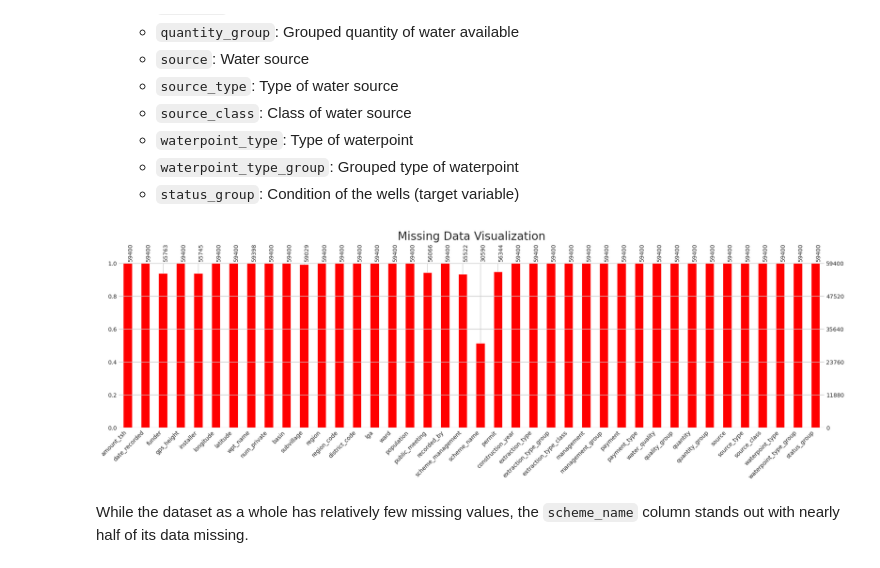
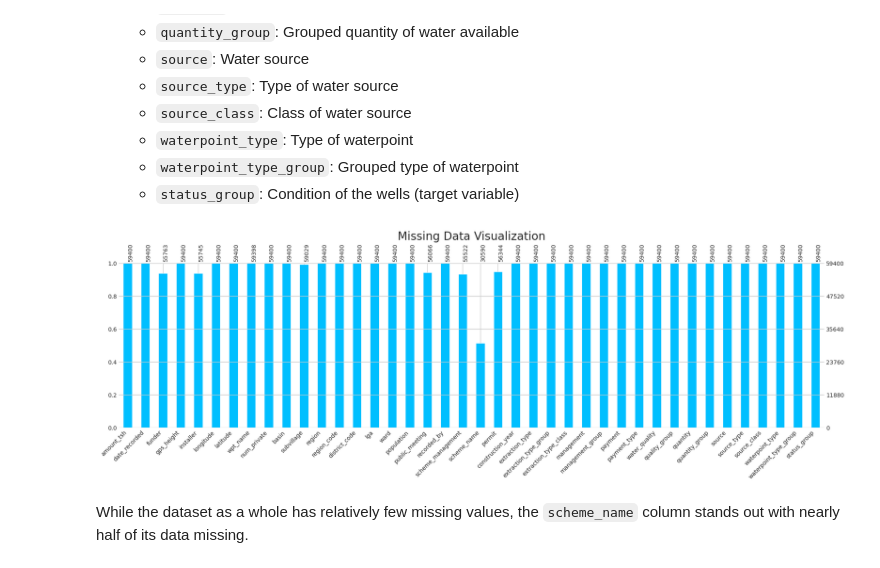
Before and after one commit to Josphatkimani/Tanzania_Water_Wells-Prediction, a Jupyter notebook: wells.ipynb, the cells around one changed output. Cells and saved outputs as stored; diff of their text form; code cells hidden in the pictures.

```diff
--- a/wells.ipynb
+++ b/wells.ipynb
@@ -178,13 +178,14 @@ The dataset contains 40 columns and 59,400 records. Here's a breakdown of the co
 # %%
 
 
 # Visualize missing data in the DataFrame
-msno.bar(data, figsize=(20, 5), fontsize=10, color='red')
+
+msno.bar(data, figsize=(20, 5), fontsize=10, color='deepskyblue')  # Changing color to ocean blue
 plt.title("Missing Data Visualization")
 plt.xticks(rotation=90, fontsize=10)
 plt.show()
 # %% [output]
-[figure, old version]
+[figure, new version]
 # %% [markdown]
 While the dataset as a whole has relatively few missing values, the `scheme_name` column stands out with nearly half of its data missing.
 # %%
```
Also changed, not shown: parts of 7 cells of this notebook.
